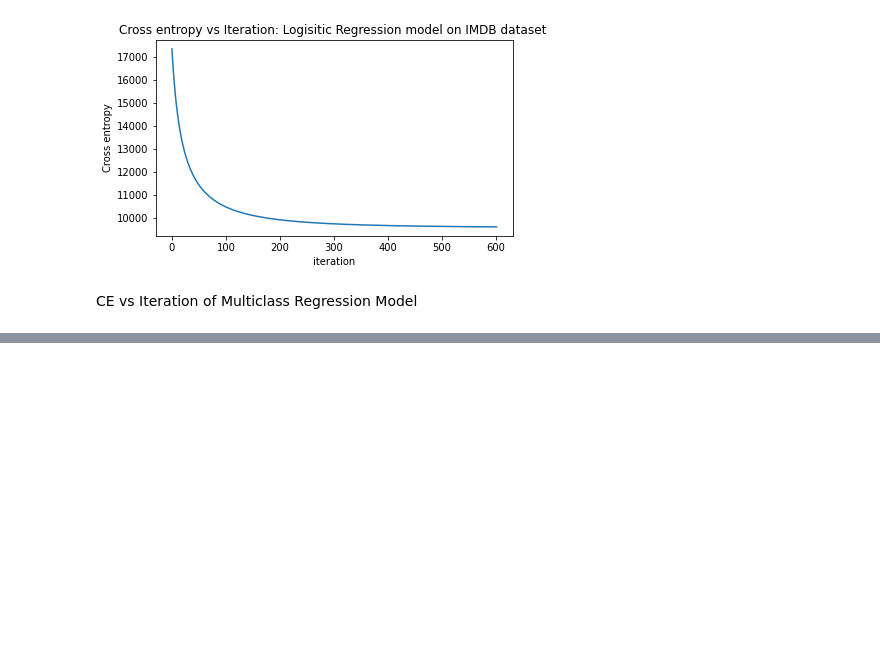
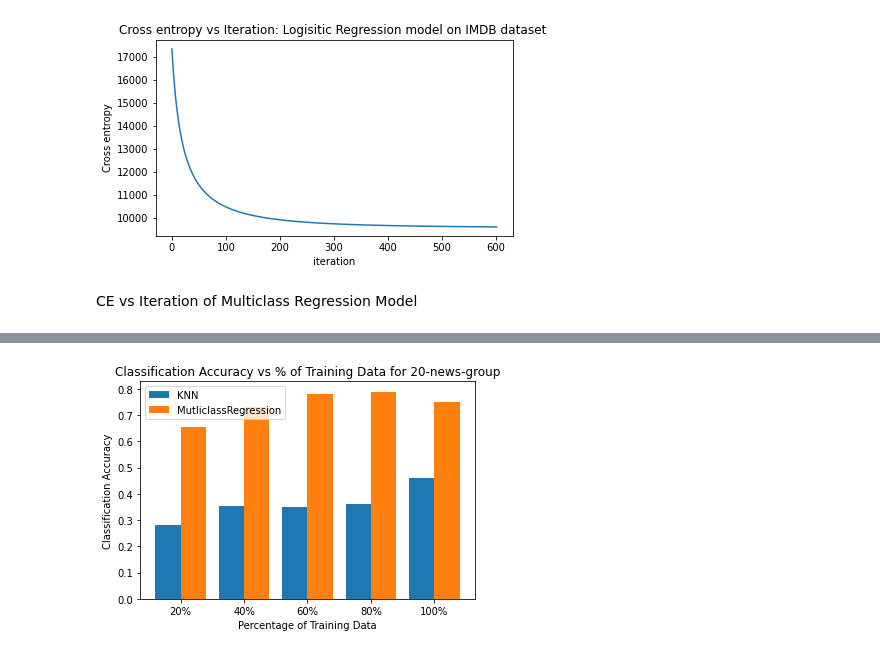
Before and after one commit to WillieHabim/COMP551-A2, a Jupyter notebook: COMP551_A2.ipynb, the cells around one changed output, grey strips where cells are left out. Saved outputs shown, nothing was run; the diff lists cells and outputs as text; code cells hidden in the pictures; blank space fills up the shorter version.

```diff
--- a/COMP551_A2.ipynb
+++ b/COMP551_A2.ipynb
@@ -433,0 +508,36 @@ Text(0.5, 1.0, 'Cross entropy vs Iteration: Multiclass Regression model on 20-ne
+# %%
+knn_acc_values = []
+multireg_acc_values = []
+for i in [.2,.4,.6,.8]:
+  news_train_x, _, news_train_y, _ = model_selection.train_test_split(
+      X_news_train, y_news_train, test_size=1-i, random_state=1, shuffle=True
+  )
+  knn = KNeighborsClassifier()
+  knn.fit(news_train_x, news_train_y)
+  knn_pred = knn_imdb.predict(x_imdb_test)
+  knn_news_score = knn.score(X_news_test, y_test_news)
+  knn_acc_values.append(knn_news_score)
+
+  multireg = MulticlassRegression(news_train_x.shape[1], news_train_y.shape[1], max_iters=299)
+  multireg.fit(news_train_x, news_train_y)
+  multireg_pred = multireg.predict(X_news_test)
+  multireg_acc = sum(multireg_pred.argmax(axis=1) == y_test_news.argmax(axis=1)) / y_test_news.shape[0]
+  multireg_acc_values.append(multireg_acc)
+
+
+knn_acc_values.append(news_score)
+multireg_acc_values.append(accuracy)
+# %%
+X_axis = np.arange(len(auroc_labels))
+
+plt.bar(X_axis - 0.2, knn_acc_values, 0.4, label = 'KNN')
+plt.bar(X_axis + 0.2, multireg_acc_values, 0.4, label = 'MutliclassRegression')
+
+plt.xticks(X_axis, auroc_labels)
+plt.xlabel("Percentage of Training Data")
+plt.ylabel("Classification Accuracy")
+plt.title("Classification Accuracy vs % of Training Data for 20-news-group")
+plt.legend()
+plt.show()
+# %% [output]
+[figure, added]
```
Also changed, not shown: parts of 17 cells of this notebook.
